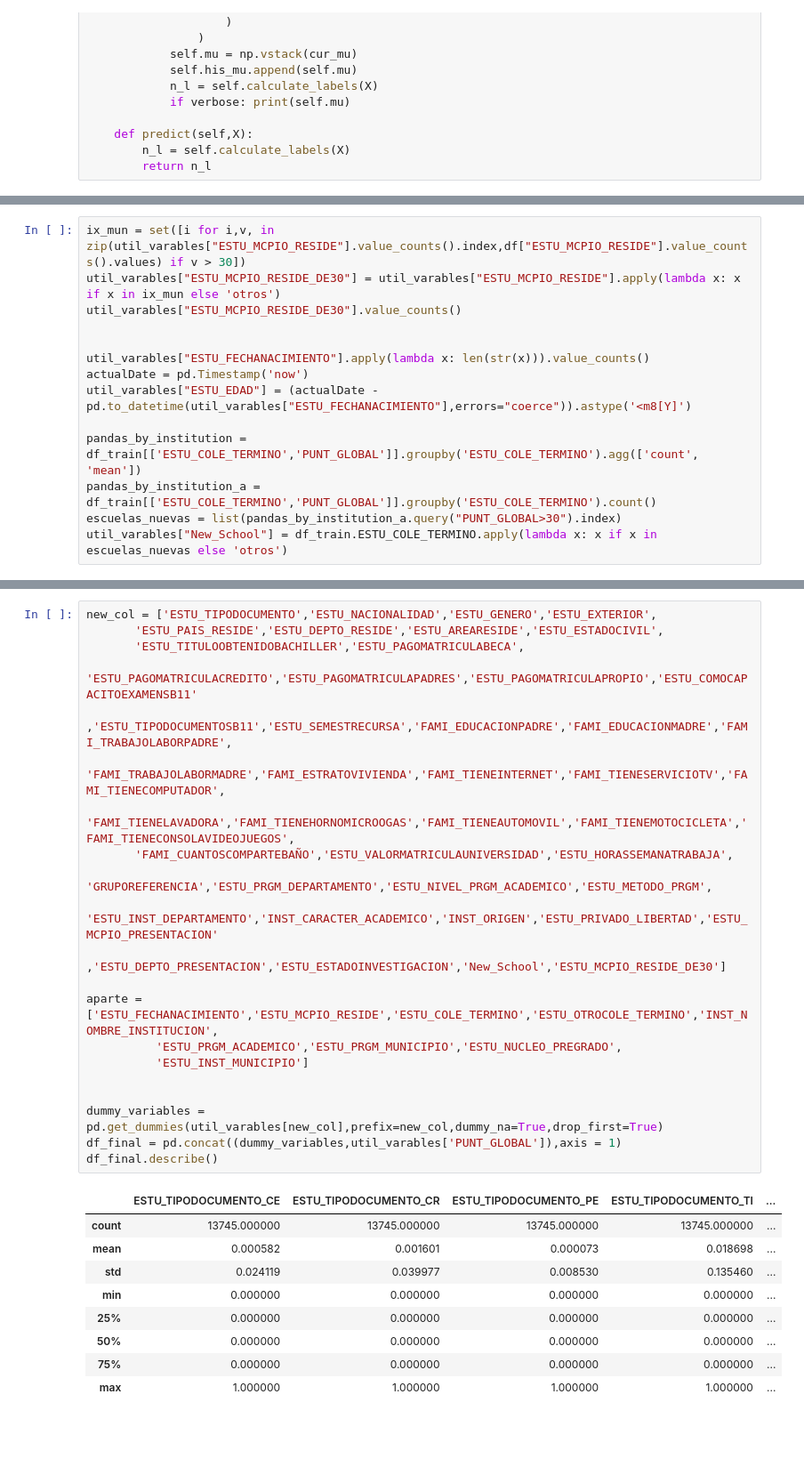
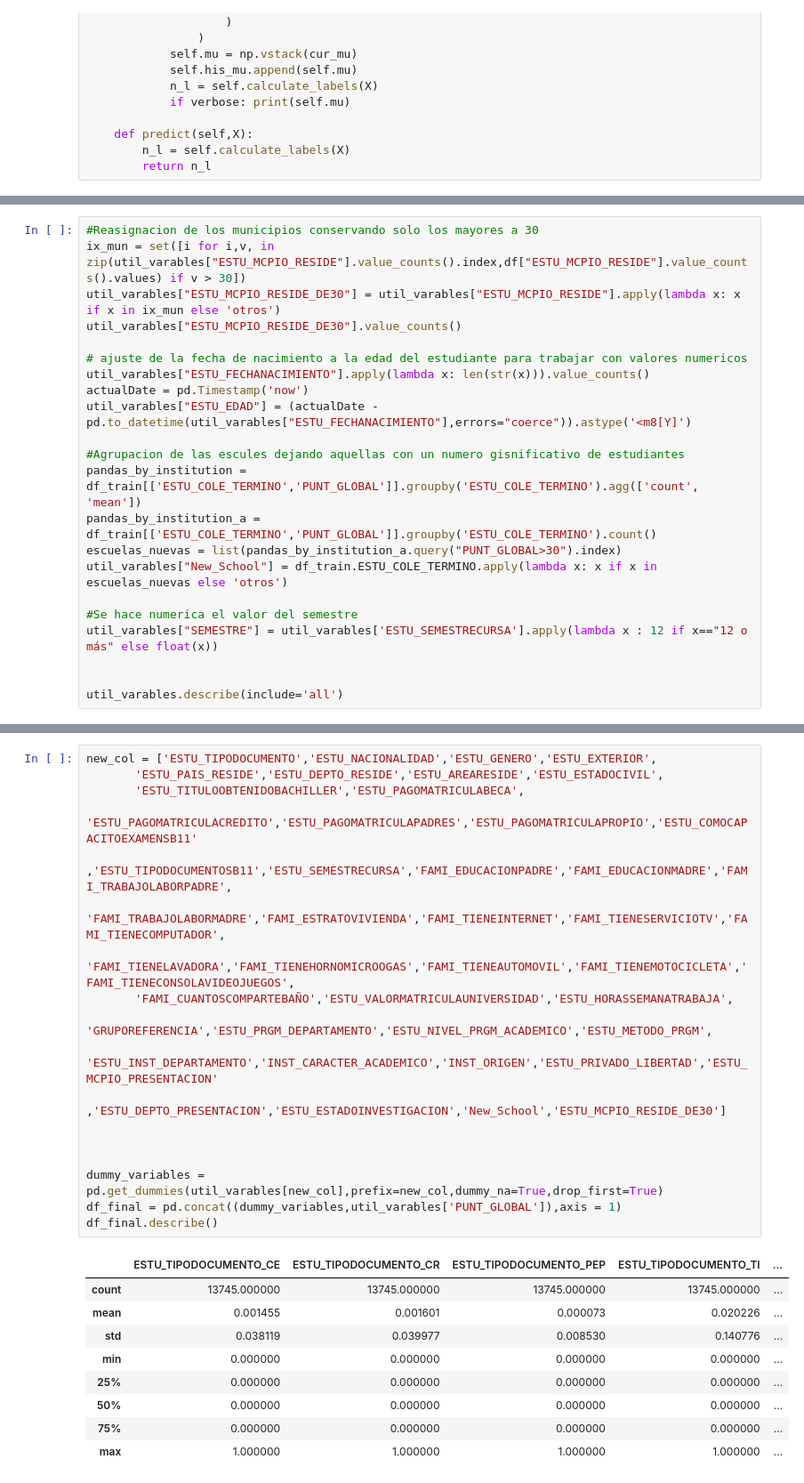
Before and after one commit to JuanMorales4619/Estadistica-3, a Jupyter notebook: Tarea 2/src/notebook/NoteBook.ipynb, the cells around one changed output, grey strips where cells are left out. Shown at 89% size. Saved outputs shown, nothing was run; the diff lists cells and outputs as text; blank space fills up the shorter version.

```diff
--- a/Tarea 2/src/notebook/NoteBook.ipynb
+++ b/Tarea 2/src/notebook/NoteBook.ipynb
@@ -543,14 +443,22 @@ KeyError: "['ESTU_NACIONALIDAD_HAITI', 'ESTU_NACIONALIDAD_NICARAGUA', 'ESTU_PAIS
 # %%
+#Reasignacion de los municipios conservando solo los mayores a 30
 ix_mun = set([i for i,v, in zip(util_varables["ESTU_MCPIO_RESIDE"].value_counts().index,df["ESTU_MCPIO_RESIDE"].value_counts().values) if v > 30])
 util_varables["ESTU_MCPIO_RESIDE_DE30"] = util_varables["ESTU_MCPIO_RESIDE"].apply(lambda x: x if x in ix_mun else 'otros')
 util_varables["ESTU_MCPIO_RESIDE_DE30"].value_counts()
 
-
+# ajuste de la fecha de nacimiento a la edad del estudiante para trabajar con valores numericos
 util_varables["ESTU_FECHANACIMIENTO"].apply(lambda x: len(str(x))).value_counts()
 actualDate = pd.Timestamp('now')
 util_varables["ESTU_EDAD"] = (actualDate - pd.to_datetime(util_varables["ESTU_FECHANACIMIENTO"],errors="coerce")).astype('<m8[Y]')
 
+#Agrupacion de las escules dejando aquellas con un numero gisnificativo de estudiantes
 pandas_by_institution = df_train[['ESTU_COLE_TERMINO','PUNT_GLOBAL']].groupby('ESTU_COLE_TERMINO').agg(['count', 'mean'])
 pandas_by_institution_a = df_train[['ESTU_COLE_TERMINO','PUNT_GLOBAL']].groupby('ESTU_COLE_TERMINO').count()
 escuelas_nuevas = list(pandas_by_institution_a.query("PUNT_GLOBAL>30").index)
 util_varables["New_School"] = df_train.ESTU_COLE_TERMINO.apply(lambda x: x if x in escuelas_nuevas else 'otros')
+
+#Se hace numerica el valor del semestre
+util_varables["SEMESTRE"] = util_varables['ESTU_SEMESTRECURSA'].apply(lambda x : 12 if x=="12 o más" else float(x))
+
+
+util_varables.describe(include='all')
@@ -557,29 +478,26 @@ util_varables["New_School"] = df_train.ESTU_COLE_TERMINO.apply(lambda x: x if x
 # %%
 new_col = ['ESTU_TIPODOCUMENTO','ESTU_NACIONALIDAD','ESTU_GENERO','ESTU_EXTERIOR',
        'ESTU_PAIS_RESIDE','ESTU_DEPTO_RESIDE','ESTU_AREARESIDE','ESTU_ESTADOCIVIL',
        'ESTU_TITULOOBTENIDOBACHILLER','ESTU_PAGOMATRICULABECA',
        'ESTU_PAGOMATRICULACREDITO','ESTU_PAGOMATRICULAPADRES','ESTU_PAGOMATRICULAPROPIO','ESTU_COMOCAPACITOEXAMENSB11'
        ,'ESTU_TIPODOCUMENTOSB11','ESTU_SEMESTRECURSA','FAMI_EDUCACIONPADRE','FAMI_EDUCACIONMADRE','FAMI_TRABAJOLABORPADRE',
        'FAMI_TRABAJOLABORMADRE','FAMI_ESTRATOVIVIENDA','FAMI_TIENEINTERNET','FAMI_TIENESERVICIOTV','FAMI_TIENECOMPUTADOR',
        'FAMI_TIENELAVADORA','FAMI_TIENEHORNOMICROOGAS','FAMI_TIENEAUTOMOVIL','FAMI_TIENEMOTOCICLETA','FAMI_TIENECONSOLAVIDEOJUEGOS',
        'FAMI_CUANTOSCOMPARTEBAÑO','ESTU_VALORMATRICULAUNIVERSIDAD','ESTU_HORASSEMANATRABAJA',
        'GRUPOREFERENCIA','ESTU_PRGM_DEPARTAMENTO','ESTU_NIVEL_PRGM_ACADEMICO','ESTU_METODO_PRGM',
        'ESTU_INST_DEPARTAMENTO','INST_CARACTER_ACADEMICO','INST_ORIGEN','ESTU_PRIVADO_LIBERTAD','ESTU_MCPIO_PRESENTACION'
        ,'ESTU_DEPTO_PRESENTACION','ESTU_ESTADOINVESTIGACION','New_School','ESTU_MCPIO_RESIDE_DE30']
 
-aparte = ['ESTU_FECHANACIMIENTO','ESTU_MCPIO_RESIDE','ESTU_COLE_TERMINO','ESTU_OTROCOLE_TERMINO','INST_NOMBRE_INSTITUCION',
-          'ESTU_PRGM_ACADEMICO','ESTU_PRGM_MUNICIPIO','ESTU_NUCLEO_PREGRADO',
-          'ESTU_INST_MUNICIPIO']
 
 
 dummy_variables = pd.get_dummies(util_varables[new_col],prefix=new_col,dummy_na=True,drop_first=True)
 df_final = pd.concat((dummy_variables,util_varables['PUNT_GLOBAL']),axis = 1)
 df_final.describe()
 # %% [output]
-|  | ESTU_TIPODOCUMENTO_CE | ESTU_TIPODOCUMENTO_CR | ESTU_TIPODOCUMENTO_PE | ESTU_TIPODOCUMENTO_TI | ... |
+|  | ESTU_TIPODOCUMENTO_CE | ESTU_TIPODOCUMENTO_CR | ESTU_TIPODOCUMENTO_PEP | ESTU_TIPODOCUMENTO_TI | ... |
 | count | 13745.000000 | 13745.000000 | 13745.000000 | 13745.000000 | ... |
-| mean | 0.000582 | 0.001601 | 0.000073 | 0.018698 | ... |
-| std | 0.024119 | 0.039977 | 0.008530 | 0.135460 | ... |
+| mean | 0.001455 | 0.001601 | 0.000073 | 0.020226 | ... |
+| std | 0.038119 | 0.039977 | 0.008530 | 0.140776 | ... |
 | min | 0.000000 | 0.000000 | 0.000000 | 0.000000 | ... |
 | 25% | 0.000000 | 0.000000 | 0.000000 | 0.000000 | ... |
 | 50% | 0.000000 | 0.000000 | 0.000000 | 0.000000 | ... |
```
Also changed, not shown: parts of 32 cells of this notebook.
